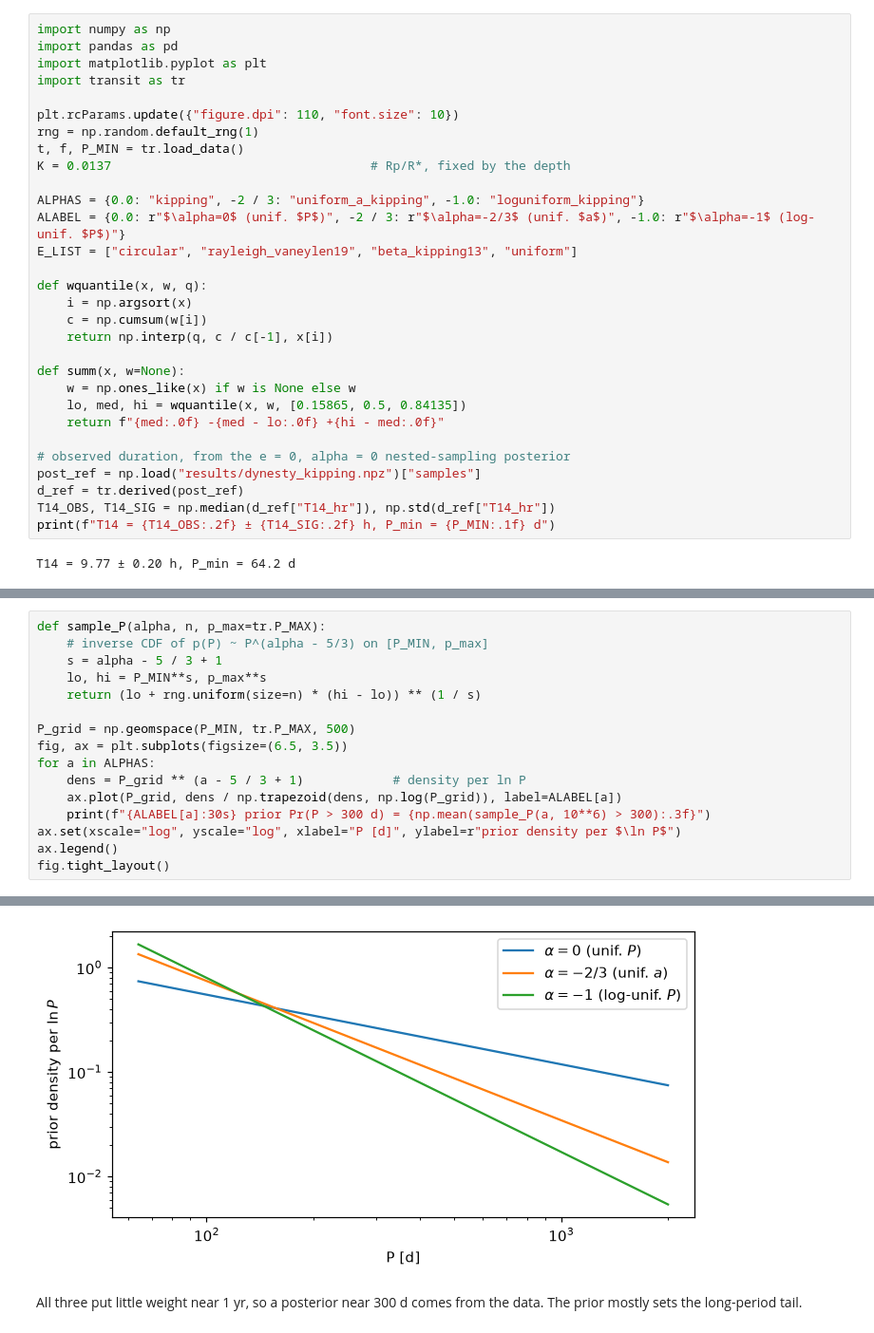
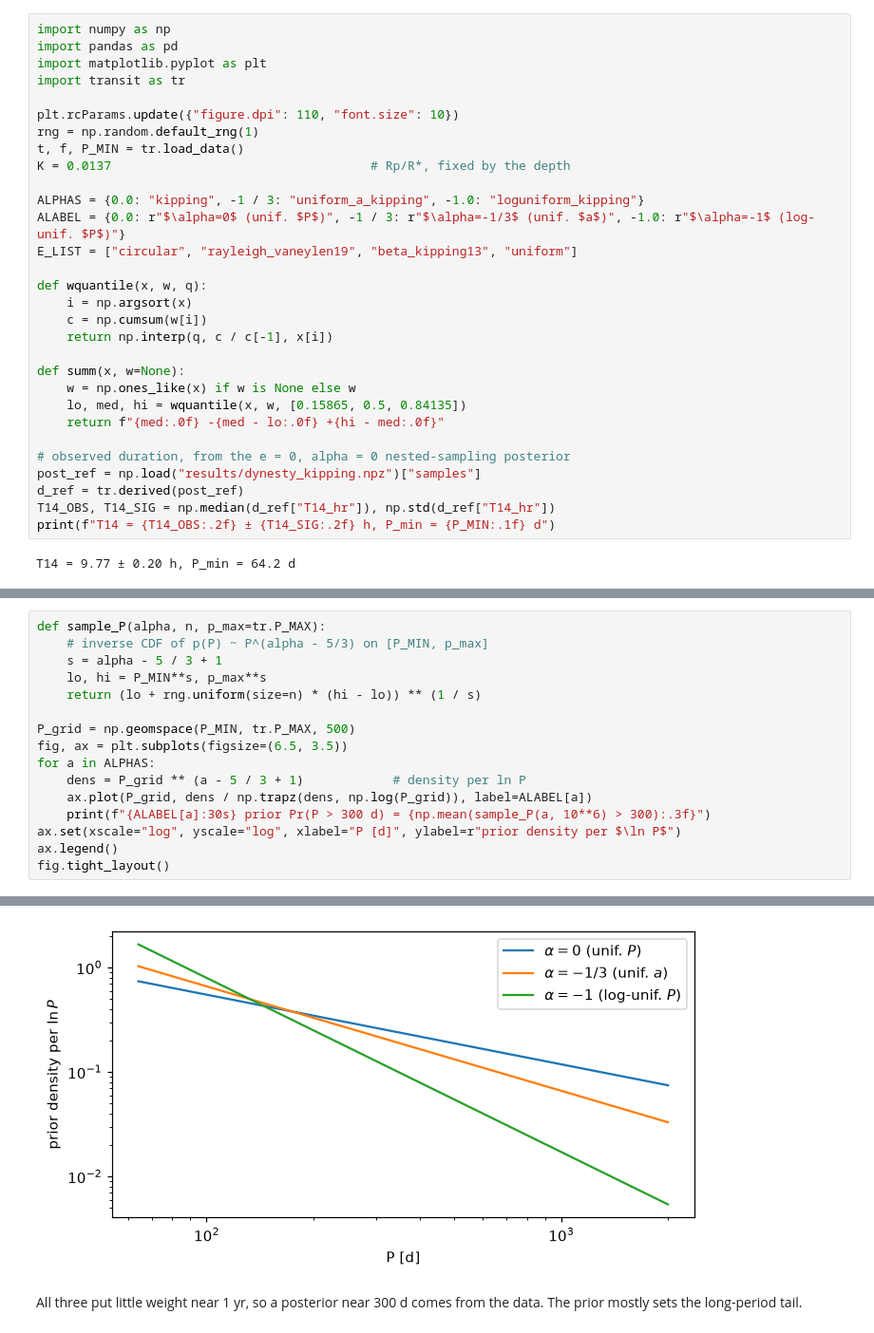
Before and after one commit to sophiakugler/hd137010b-bayes, a Jupyter notebook: ian/03_prior_predictive.ipynb, the cells around one changed output, grey strips where cells are left out. Shown at 95% size. Drawn from its saved outputs; the diff is of its cells as text.

```diff
--- a/ian/03_prior_predictive.ipynb
+++ b/ian/03_prior_predictive.ipynb
@@ -20,8 +20,8 @@ rng = np.random.default_rng(1)
 t, f, P_MIN = tr.load_data()
 K = 0.0137                                   # Rp/R*, fixed by the depth
 
-ALPHAS = {0.0: "kipping", -2 / 3: "uniform_a_kipping", -1.0: "loguniform_kipping"}
-ALABEL = {0.0: r"$\alpha=0$ (unif. $P$)", -2 / 3: r"$\alpha=-2/3$ (unif. $a$)", -1.0: r"$\alpha=-1$ (log-unif. $P$)"}
+ALPHAS = {0.0: "kipping", -1 / 3: "uniform_a_kipping", -1.0: "loguniform_kipping"}
+ALABEL = {0.0: r"$\alpha=0$ (unif. $P$)", -1 / 3: r"$\alpha=-1/3$ (unif. $a$)", -1.0: r"$\alpha=-1$ (log-unif. $P$)"}
 E_LIST = ["circular", "rayleigh_vaneylen19", "beta_kipping13", "uniform"]
 
 def wquantile(x, w, q):
@@ -62,7 +62,7 @@ P_grid = np.geomspace(P_MIN, tr.P_MAX, 500)
 fig, ax = plt.subplots(figsize=(6.5, 3.5))
 for a in ALPHAS:
     dens = P_grid ** (a - 5 / 3 + 1)            # density per ln P
-    ax.plot(P_grid, dens / np.trapezoid(dens, np.log(P_grid)), label=ALABEL[a])
+    ax.plot(P_grid, dens / np.trapz(dens, np.log(P_grid)), label=ALABEL[a])
     print(f"{ALABEL[a]:30s} prior Pr(P > 300 d) = {np.mean(sample_P(a, 10**6) > 300):.3f}")
 ax.set(xscale="log", yscale="log", xlabel="P [d]", ylabel=r"prior density per $\ln P$")
 ax.legend()
@@ -73,5 +73,5 @@ $\alpha=-2/3$ (unif. $a$)      prior Pr(P > 300 d) = 0.119
 $\alpha=-1$ (log-unif. $P$)    prior Pr(P > 300 d) = 0.074
-[figure, old version]
+[figure, new version]
 # %% [markdown]
 All three put little weight near 1 yr, so a posterior near 300 d comes from the data. The prior mostly sets
 the long-period tail.
```
Also changed, not shown: parts of 8 cells of this notebook, 9 other files.
